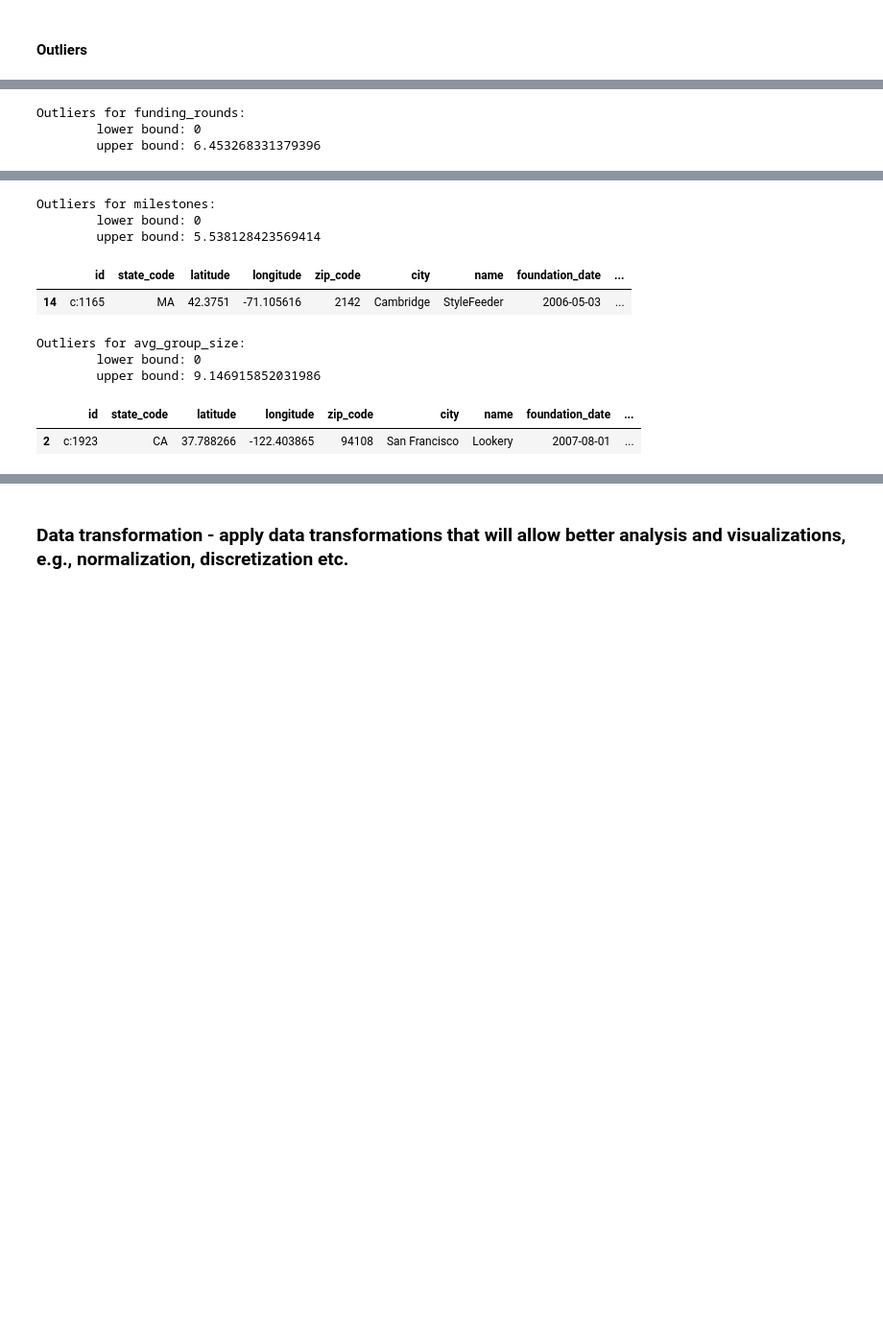
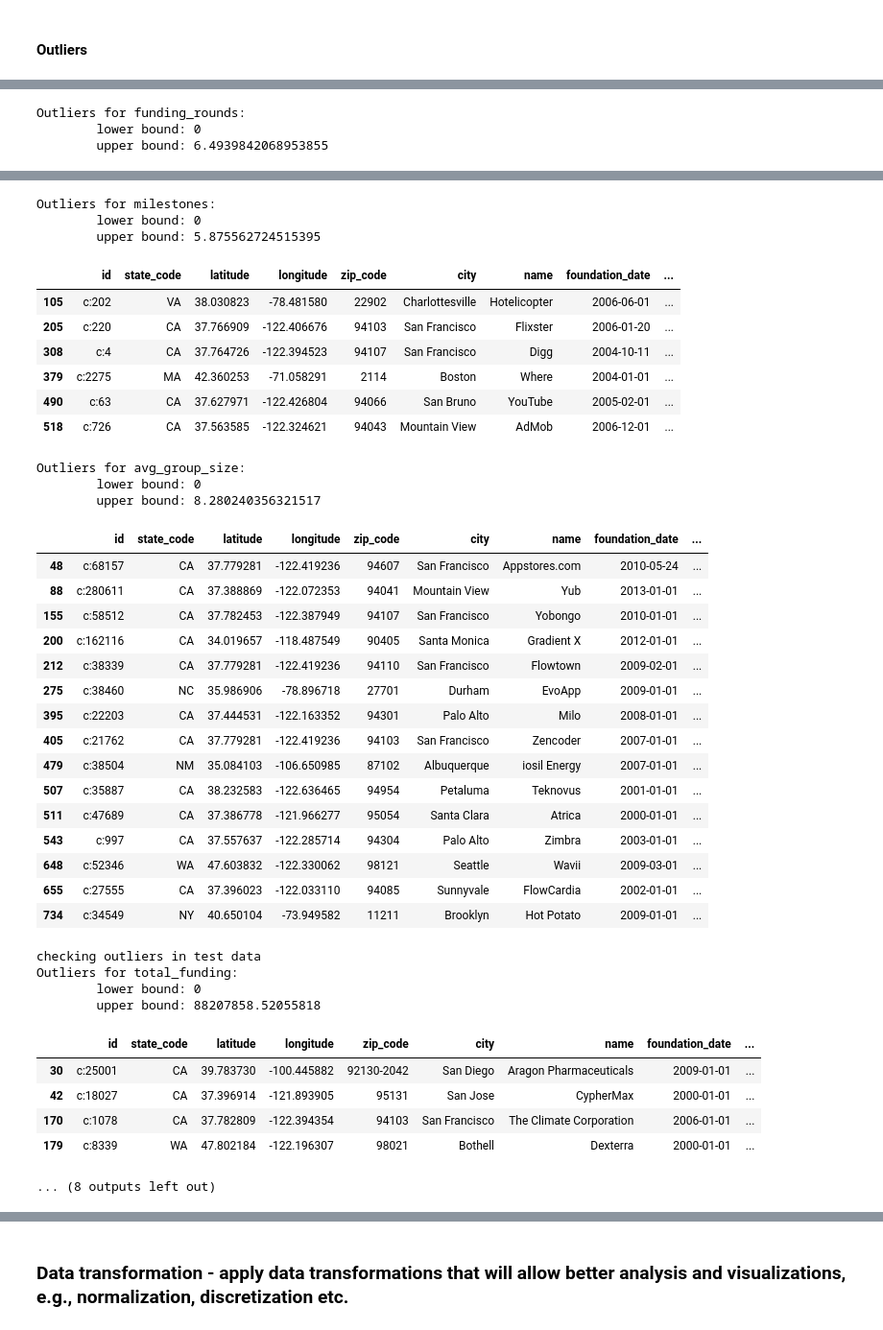
Before and after one commit to Liri-Be/DataMining, a Jupyter notebook: part-2/part2.ipynb, the cells around one changed output, grey strips where cells are left out. Shown at 96% size. Saved outputs shown, nothing was run; the diff lists cells and outputs as text; code cells hidden in the pictures; blank space fills up the shorter version.

```diff
--- a/part-2/part2.ipynb
+++ b/part-2/part2.ipynb
@@ -53,8 +44,8 @@ ROUNDS = "roundA	roundB	roundC	roundD".split('\t')
 # %% [markdown]
 ### Reading the CSV file:
 # %%
-# data_frame = pd.read_csv("../part-1/startup_dataset.csv")
-data_frame = pd.read_excel("./test_data.xlsx")
+data_frame_train = pd.read_csv("../part-1/startup_dataset.csv")
+data_frame_test = pd.read_excel("./test_data.xlsx")
 # %% [markdown]
 ## 1) Pre-processing
 ### Data cleaning - check for each one of the problems and take care of them properly, e.g., missing values,  inconsistent  etc.
@@ -309,13 +332,18 @@ def find_outliers(df, col, positive=False):
     good_lower_bound = max(0, lower_bound) if positive else lower_bound
     return good_lower_bound, upper_bound, df[(df[col] < good_lower_bound) | (df[col] > upper_bound)]  # return the outliers
 # %%
-from IPython.display import display, HTML
 OUTLIERS_CHECK_COLS = ['total_funding', 'connections', 'funding_rounds', 'milestones', 'avg_group_size']
 
+def print_outliers(df):
+    """Print for outliers in the given dateframe"""
+    for col in OUTLIERS_CHECK_COLS:
+        l_bound, u_bound, outliers = find_outliers(df, col, True)
+        print(f"Outliers for {col}:\n\tlower bound: {l_bound}\n\tupper bound: {u_bound}")
+        display(HTML(outliers.to_html()))
+        print("\n")
 
-for col in OUTLIERS_CHECK_COLS:
-    l_bound, u_bound, outliers = find_outliers(data_frame, col, True)
-    print(f"Outliers for {col}:\n\tlower bound: {l_bound}\n\tupper bound: {u_bound}")
-    display(HTML(outliers.to_html()))
-    print("\n")
+print("checking outliers in train data")
+print_outliers(data_frame_train)
+print("checking outliers in test data")
+print_outliers(data_frame_test)
 # %% [output]
@@ -338,4 +373,4 @@ Outliers for connections:
 Outliers for funding_rounds:
         lower bound: 0
-        upper bound: 6.453268331379396
+        upper bound: 6.4939842068953855
 |  | id | state_code | latitude | longitude | zip_code | city | name | foundation_date | ... |
@@ -345,10 +390,39 @@ Outliers for funding_rounds:
 Outliers for milestones:
         lower bound: 0
-        upper bound: 5.538128423569414
+        upper bound: 5.875562724515395
 |  | id | state_code | latitude | longitude | zip_code | city | name | foundation_date | ... |
-| 14 | c:1165 | MA | 42.3751 | -71.105616 | 2142 | Cambridge | StyleFeeder | 2006-05-03 | ... |
+| 105 | c:202 | VA | 38.030823 | -78.481580 | 22902 | Charlottesville | Hotelicopter | 2006-06-01 | ... |
+| 205 | c:220 | CA | 37.766909 | -122.406676 | 94103 | San Francisco | Flixster | 2006-01-20 | ... |
+| 308 | c:4 | CA | 37.764726 | -122.394523 | 94107 | San Francisco | Digg | 2004-10-11 | ... |
+| 379 | c:2275 | MA | 42.360253 | -71.058291 | 2114 | Boston | Where | 2004-01-01 | ... |
+| 490 | c:63 | CA | 37.627971 | -122.426804 | 94066 | San Bruno | YouTube | 2005-02-01 | ... |
+| 518 | c:726 | CA | 37.563585 | -122.324621 | 94043 | Mountain View | AdMob | 2006-12-01 | ... |
 Outliers for avg_group_size:
         lower bound: 0
-        upper bound: 9.146915852031986
+        upper bound: 8.280240356321517
 |  | id | state_code | latitude | longitude | zip_code | city | name | foundation_date | ... |
-| 2 | c:1923 | CA | 37.788266 | -122.403865 | 94108 | San Francisco | Lookery | 2007-08-01 | ... |
+| 48 | c:68157 | CA | 37.779281 | -122.419236 | 94607 | San Francisco | Appstores.com | 2010-05-24 | ... |
+| 88 | c:280611 | CA | 37.388869 | -122.072353 | 94041 | Mountain View | Yub | 2013-01-01 | ... |
+| 155 | c:58512 | CA | 37.782453 | -122.387949 | 94107 | San Francisco | Yobongo | 2010-01-01 | ... |
+| 200 | c:162116 | CA | 34.019657 | -118.487549 | 90405 | Santa Monica | Gradient X | 2012-01-01 | ... |
+| 212 | c:38339 | CA | 37.779281 | -122.419236 | 94110 | San Francisco | Flowtown | 2009-02-01 | ... |
+| 275 | c:38460 | NC | 35.986906 | -78.896718 | 27701 | Durham | EvoApp | 2009-01-01 | ... |
+| 395 | c:22203 | CA | 37.444531 | -122.163352 | 94301 | Palo Alto | Milo | 2008-01-01 | ... |
+| 405 | c:21762 | CA | 37.779281 | -122.419236 | 94103 | San Francisco | Zencoder | 2007-01-01 | ... |
+| 479 | c:38504 | NM | 35.084103 | -106.650985 | 87102 | Albuquerque | iosil Energy | 2007-01-01 | ... |
+| 507 | c:35887 | CA | 38.232583 | -122.636465 | 94954 | Petaluma | Teknovus | 2001-01-01 | ... |
+| 511 | c:47689 | CA | 37.386778 | -121.966277 | 95054 | Santa Clara | Atrica | 2000-01-01 | ... |
+| 543 | c:997 | CA | 37.557637 | -122.285714 | 94304 | Palo Alto | Zimbra | 2003-01-01 | ... |
+| 648 | c:52346 | WA | 47.603832 | -122.330062 | 98121 | Seattle | Wavii | 2009-03-01 | ... |
+| 655 | c:27555 | CA | 37.396023 | -122.033110 | 94085 | Sunnyvale | FlowCardia | 2002-01-01 | ... |
+| 734 | c:34549 | NY | 40.650104 | -73.949582 | 11211 | Brooklyn | Hot Potato | 2009-01-01 | ... |
+checking outliers in test data
+Outliers for total_funding:
+        lower bound: 0
+        upper bound: 88207858.52055818
+|  | id | state_code | latitude | longitude | zip_code | city | name | foundation_date | ... |
+| 30 | c:25001 | CA | 39.783730 | -100.445882 | 92130-2042 | San Diego | Aragon Pharmaceuticals | 2009-01-01 | ... |
+| 42 | c:18027 | CA | 37.396914 | -121.893905 | 95131 | San Jose | CypherMax | 2000-01-01 | ... |
+| 170 | c:1078 | CA | 37.782809 | -122.394354 | 94103 | San Francisco | The Climate Corporation | 2006-01-01 | ... |
+| 179 | c:8339 | WA | 47.802184 | -122.196307 | 98021 | Bothell | Dexterra | 2000-01-01 | ... |
+... (8 outputs left out)
```
Also changed, not shown: parts of 73 cells of this notebook, 1 other file.
